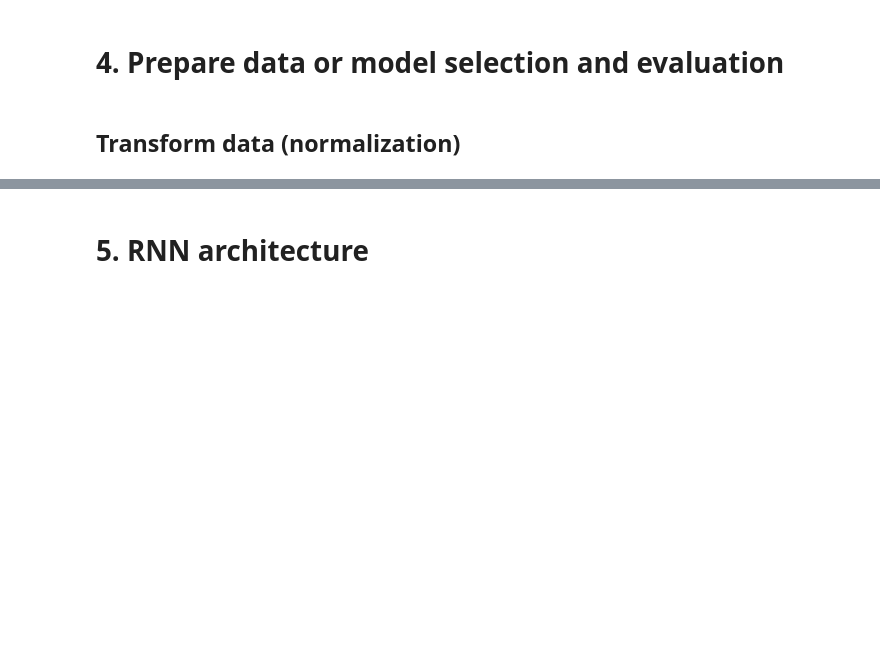
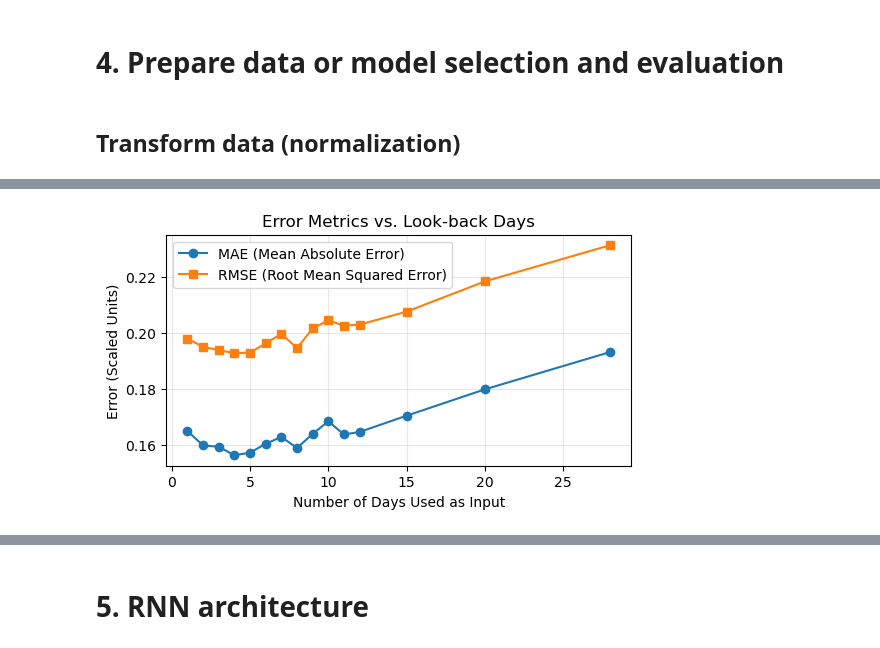
Before and after one commit to daphnemesquita2/1BM110, a Jupyter notebook: Assignment_1 copy.ipynb, the cells around one changed output, grey strips where cells are left out. Cells and saved outputs as stored; diff of their text form; code cells hidden in the pictures; blank space fills up the shorter version.

```diff
--- a/Assignment_1 copy.ipynb
+++ b/Assignment_1 copy.ipynb
@@ -303,24 +390,20 @@ print(test_daily_.head())
 ## Transform data (normalization)
 # %%
 # Scale/normalize features (fit on train, apply to both)
-test = test.copy()
+df_final = df_daily.copy()
+test_final = test_daily.copy()
 
-# 1. Initialize the scaler
 scaler = MinMaxScaler(feature_range=(0, 1))
+numeric_cols = df_final.select_dtypes(include=['number']).columns
 
-# 2. Select numeric columns (excluding DateTime)
-numeric_cols = df.select_dtypes(include=['number']).columns
+df_final[numeric_cols] = scaler.fit_transform(df_final[numeric_cols])
+test_final[numeric_cols] = scaler.transform(test_final[numeric_cols])  # transform only, no re-fit
 
-# 3. Fit on train, transform both
-df[numeric_cols] = scaler.fit_transform(df[numeric_cols])
-test[numeric_cols] = scaler.transform(test[numeric_cols])  # transform only, no re-fit
-
-# 4. Verify scaling
 print("Train set statistics:")
-print(df[numeric_cols].describe().loc[['min', 'max']])
+print(df_final[numeric_cols].describe().loc[['min', 'max']])
 
 print("\nTest set statistics:")
-print(test[numeric_cols].describe().loc[['min', 'max']])
+print(test_final[numeric_cols].describe().loc[['min', 'max']])
 # %% [output]
 Train set statistics:
      Fossil Gas  Fossil Hard coal  Nuclear  Total_Energy
@@ -335,0 +417,75 @@ normalization -> minmaxscaler
+# %%
+# 1. Define the transformation function
+def series_to_supervised(data, n_in=1, n_out=1, dropnan=True):
+    n_vars = data.shape[1]
+    df = DataFrame(data)
+    cols, names = [], []
+
+    # Input sequence (t-n, ... t-1)
+    for i in range(n_in, 0, -1):
+        cols.append(df.shift(i))
+        names += [('var%d(t-%d)' % (j+1, i)) for j in range(n_vars)]
+
+    # Forecast sequence (t, t+1, ... t+n)
+    # We predict 'Total_Energy' (assumed to be the first column at index 0)
+    for i in range(0, n_out):
+        cols.append(df[0].shift(-i))
+        if i == 0:
+            names += [('var1(t)')]
+        else:
+            names += [('var1(t+%d)' % (i))]
+
+    agg = concat(cols, axis=1)
+    agg.columns = names
+
+    if dropnan:
+        agg.dropna(inplace=True)
+
+    return agg
+
+# 2. Prepare data from your already scaled df_final
+# Ensure 'Total_Energy' is the first column for the function to pick it as target
+cols_ordered = ['Total_Energy', 'Fossil Gas', 'Fossil Hard coal', 'Nuclear']
+train_values = df_final[cols_ordered].values
+
+results = []
+days_to_test = [1, 2, 3, 4, 5,6, 7, 8,9,10,11,12,15, 20, 28]
+
+# 3. Loop to test different look-back periods (n_in)
+for d in days_to_test:
+    # Reframe the data
+    reframed = series_to_supervised(train_values, n_in=d, n_out=1)
+
+    # Time-series split: use 80% of train_values for training, 20% for validation
+    data_values = reframed.values
+    split_idx = int(len(data_values) * 0.8)
+    train_data, val_data = data_values[:split_idx, :], data_values[split_idx:, :]
+
+    # Split into X (history) and y (target today)
+    X_train, y_train = train_data[:, :-1], train_data[:, -1]
+    X_val, y_val = val_data[:, :-1], val_data[:, -1]
+
+    # Fit Baseline Model
+    model = LinearRegression()
+    model.fit(X_train, y_train)
+
+    # Predict and calculate errors
+    y_pred = model.predict(X_val)
+    rmse = np.sqrt(mean_squared_error(y_val, y_pred))
+    mae = mean_absolute_error(y_val, y_pred)
+    results.append({"Days": d, "RMSE": round(rmse, 4), "MAE": round(mae, 4)})
+
+df_performance = pd.DataFrame(results)
+print("--- Optimization Results (Validation on Train Set) ---")
+print(df_performance)
+
+plt.figure(figsize=(6, 3))
+plt.plot(df_performance['Days'], df_performance['MAE'], marker='o', label='MAE (Mean Absolute Error)')
+plt.plot(df_performance['Days'], df_performance['RMSE'], marker='s', label='RMSE (Root Mean Squared Error)')
+plt.title('Error Metrics vs. Look-back Days')
+plt.xlabel('Number of Days Used as Input')
+plt.ylabel('Error (Scaled Units)')
+plt.legend()
+plt.grid(True, alpha=0.3)
+plt.show()
+# %% [output]
@@ -336 +509,2 @@ normalization -> minmaxscaler
+[figure, added]
 # %% [markdown]
```
Also changed, not shown: parts of 38 cells of this notebook.
